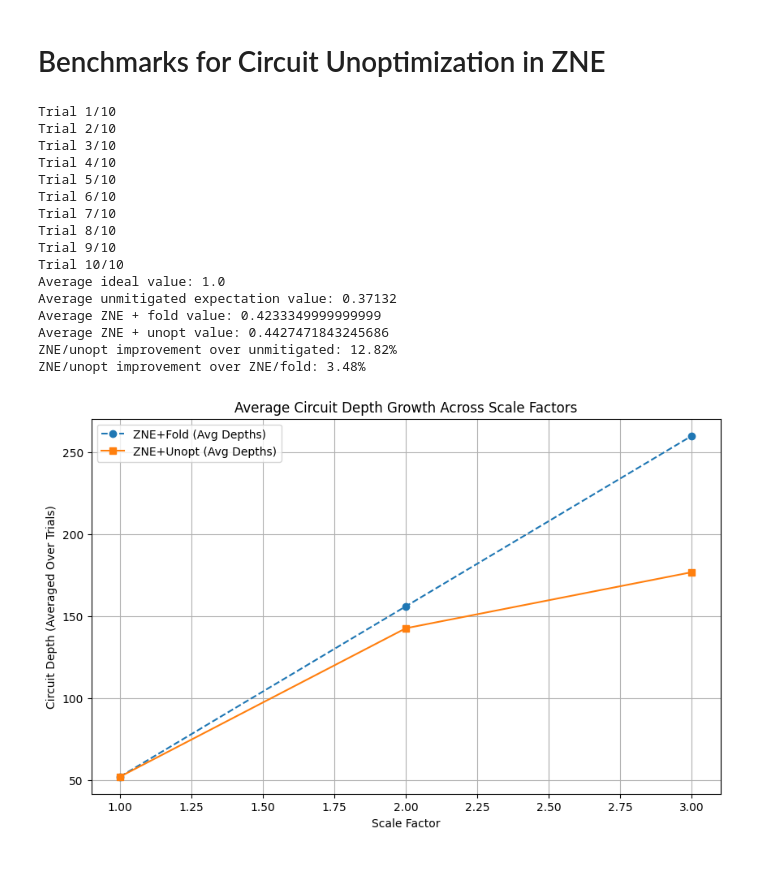
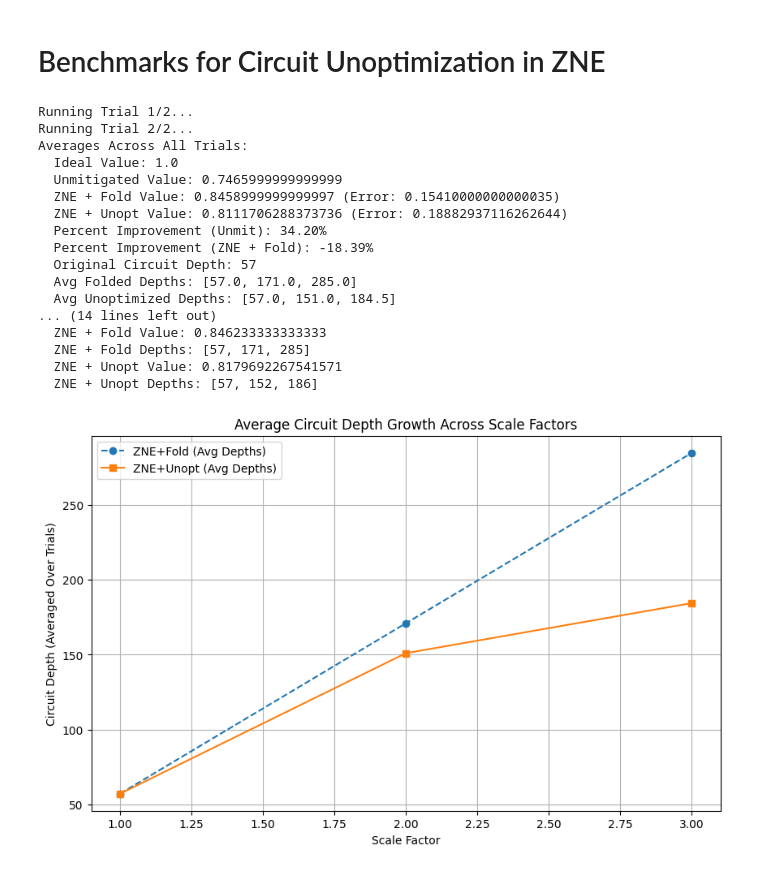
Before and after one commit to unitaryfund/circuit-unoptimization, a Jupyter notebook: notebooks/zne_benchmarks.ipynb, the cells around one changed output. Cells and saved outputs as stored; diff of their text form; code cells hidden in the pictures.

```diff
--- a/notebooks/zne_benchmarks.ipynb
+++ b/notebooks/zne_benchmarks.ipynb
@@ -9,29 +10,31 @@ from mitiq import zne
 # %%
 results = bench(
     qc=generate_random_two_qubit_gate_circuit(num_qubits=5, depth=35),
     scale_factors_zne=[1, 3, 5],
     iterations_unopt=[0, 1, 2],
     extrapolation_method=zne.LinearFactory,
-    trials=10,
+    noise_model=depolarizing_noise_model(error=0.004),
+    trials=2,
     verbose=True,
 )
-
+print(results)
 plot_avg_circuit_depths(results)
 # %% [output]
-Trial 1/10
-Trial 2/10
-Trial 3/10
-Trial 4/10
-Trial 5/10
-Trial 6/10
-Trial 7/10
-Trial 8/10
-Trial 9/10
-Trial 10/10
-Average ideal value: 1.0
-Average unmitigated expectation value: 0.37132
-Average ZNE + fold value: 0.4233349999999999
-Average ZNE + unopt value: 0.4427471843245686
-ZNE/unopt improvement over unmitigated: 12.82%
-ZNE/unopt improvement over ZNE/fold: 3.48%
+Running Trial 1/2...
+Running Trial 2/2...
+Averages Across All Trials:
+  Ideal Value: 1.0
+  Unmitigated Value: 0.7465999999999999
+  ZNE + Fold Value: 0.8458999999999997 (Error: 0.15410000000000035)
+  ZNE + Unopt Value: 0.8111706288373736 (Error: 0.18882937116262644)
+  Percent Improvement (Unmit): 34.20%
+  Percent Improvement (ZNE + Fold): -18.39%
+  Original Circuit Depth: 57
+  Avg Folded Depths: [57.0, 171.0, 285.0]
+  Avg Unoptimized Depths: [57.0, 151.0, 184.5]
+... (14 lines left out)
+  ZNE + Fold Value: 0.846233333333333
+  ZNE + Fold Depths: [57, 171, 285]
+  ZNE + Unopt Value: 0.8179692267541571
+  ZNE + Unopt Depths: [57, 152, 186]
-[figure, old version]
+[figure, new version]
```
Also changed, not shown: parts of 1 cell of this notebook, 3 other files.
